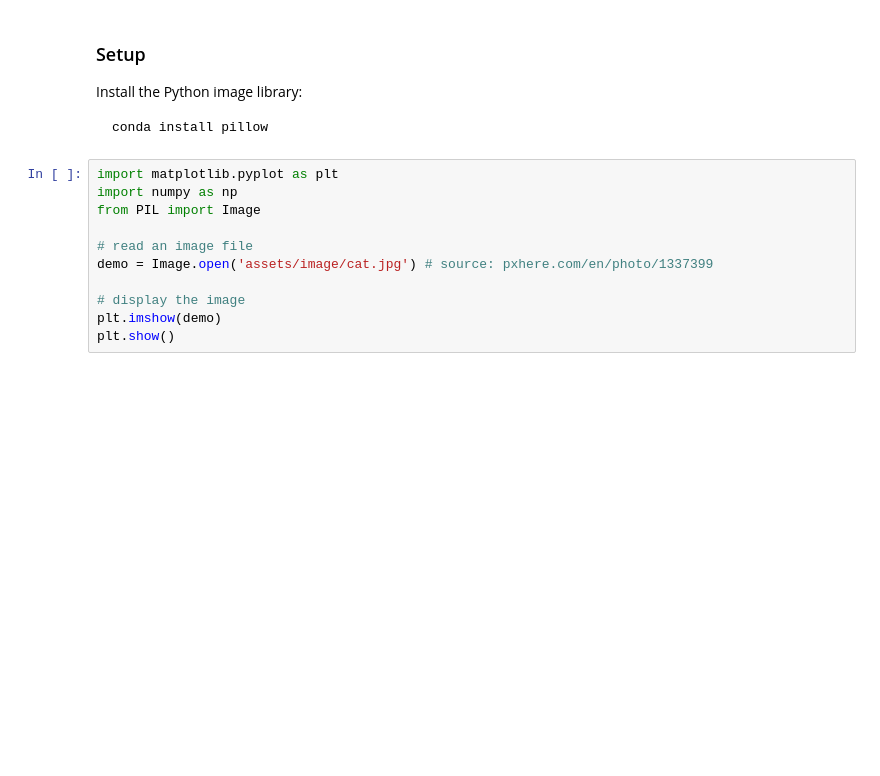
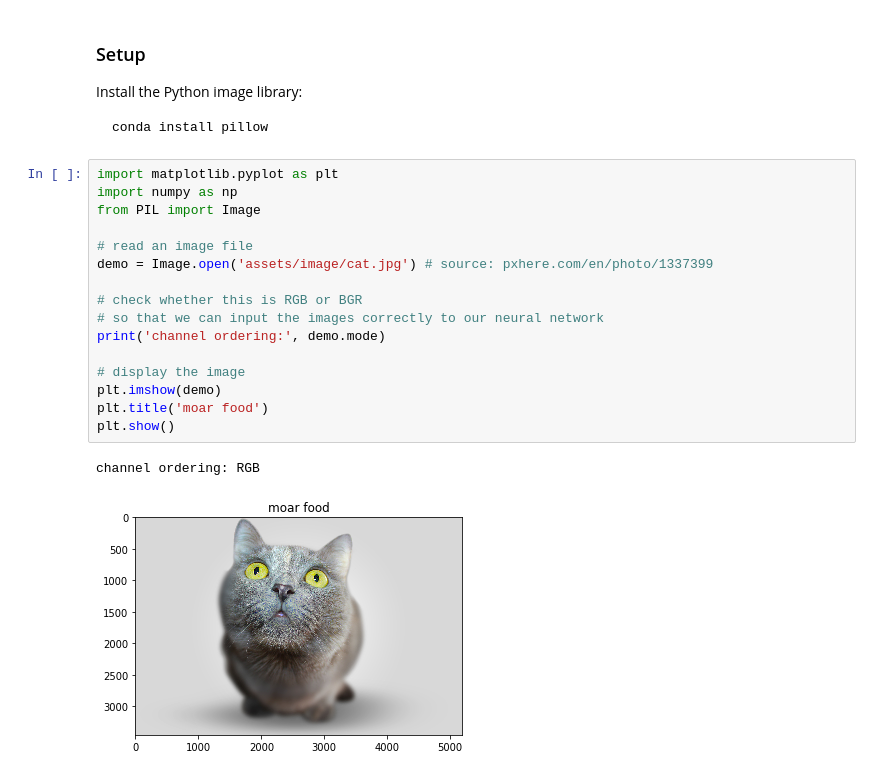
Before and after one commit to lisaong/mldds-courseware, a Jupyter notebook: 03_TextImage/image.ipynb, the cells around one changed output. Cells and saved outputs as stored; diff of their text form; blank space fills up the shorter version.

```diff
--- a/03_TextImage/image.ipynb
+++ b/03_TextImage/image.ipynb
@@ -41,14 +43,22 @@ conda install pillow
 # %%
 import matplotlib.pyplot as plt
 import numpy as np
 from PIL import Image
 
 # read an image file
 demo = Image.open('assets/image/cat.jpg') # source: pxhere.com/en/photo/1337399
 
+# check whether this is RGB or BGR
+# so that we can input the images correctly to our neural network
+print('channel ordering:', demo.mode)
+
 # display the image
 plt.imshow(demo)
+plt.title('moar food')
 plt.show()
+# %% [output]
+channel ordering: RGB
+[figure, added]
 # %%
 # examine the numpy array
 demo_arr = np.array(demo)
```
Also changed, not shown: parts of 16 cells of this notebook, 3 other files.
